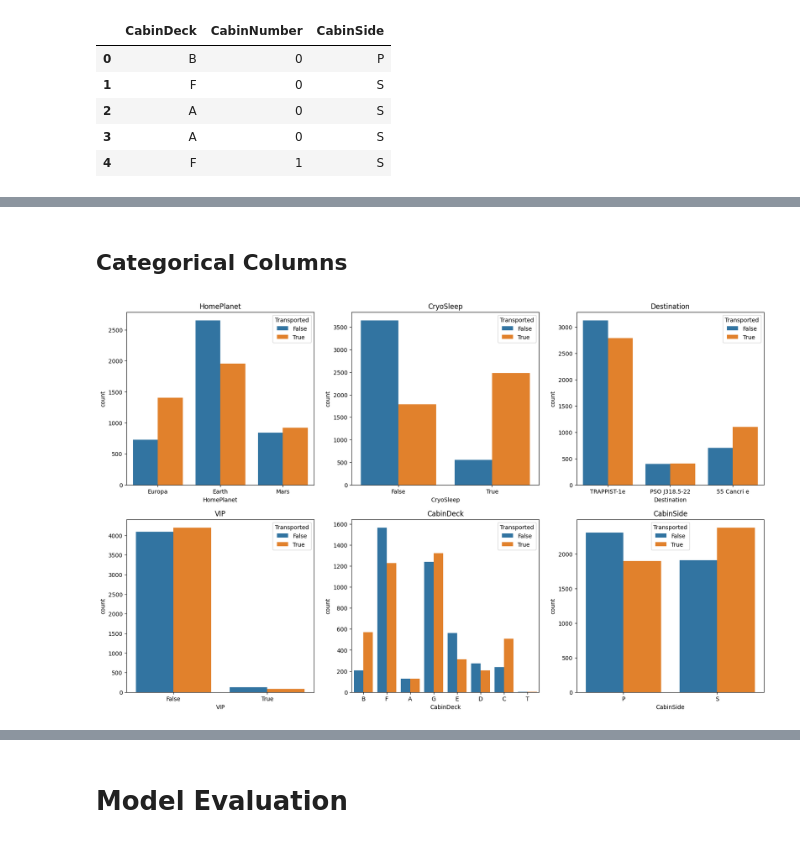
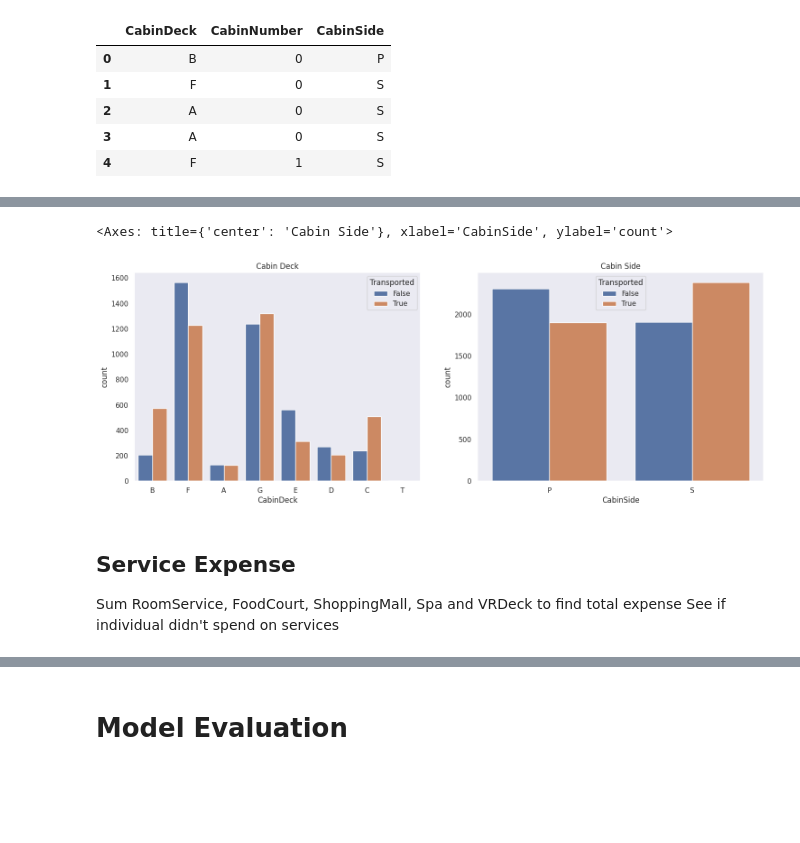
Before and after one commit to Ednaxx/titanic-spaceship-classifier, a Jupyter notebook: spaceship-titanic-classifier.ipynb, the cells around one changed output, grey strips where cells are left out. Drawn from its saved outputs; the diff is of its cells as text; code cells hidden in the pictures; blank space fills up the shorter version.

```diff
--- a/spaceship-titanic-classifier.ipynb
+++ b/spaceship-titanic-classifier.ipynb
@@ -107,13 +135,11 @@ for i in range(2):
-# %% [markdown]
-## Categorical Columns
-# %%
-categories = np.reshape(["HomePlanet", "CryoSleep", "Destination", "VIP", "CabinDeck", "CabinSide"], (2,3))
-
-fig, axs = plt.subplots(2, 3, figsize=(20, 12))
-
-for i in range(2):
-    for j in range(3):
-        axs[i][j].set_title(categories[i][j])
-        sns.countplot(x=train_data[categories[i][j]], hue=train_data.Transported, ax=axs[i][j])
-# %% [output]
-[figure, removed]
+# %%
+fig, axs = plt.subplots(1, 2, figsize=(18, 6))
+
+axs[0].set_title("Cabin Deck")
+sns.countplot(x=train_data["CabinDeck"], hue=train_data.Transported, ax=axs[0])
+
+axs[1].set_title("Cabin Side")
+sns.countplot(x=train_data["CabinSide"], hue=train_data.Transported, ax=axs[1])
+# %% [output]
+<Axes: title={'center': 'Cabin Side'}, xlabel='CabinSide', ylabel='count'>
+[figure, added]
@@ -119,0 +149,5 @@ for i in range(2):
+# %% [markdown]
+## Service Expense
+
+Sum RoomService, FoodCourt, ShoppingMall, Spa and VRDeck to find total expense
+See if individual didn't spend on services
```
Also changed, not shown: parts of 36 cells of this notebook, 1 other file.
